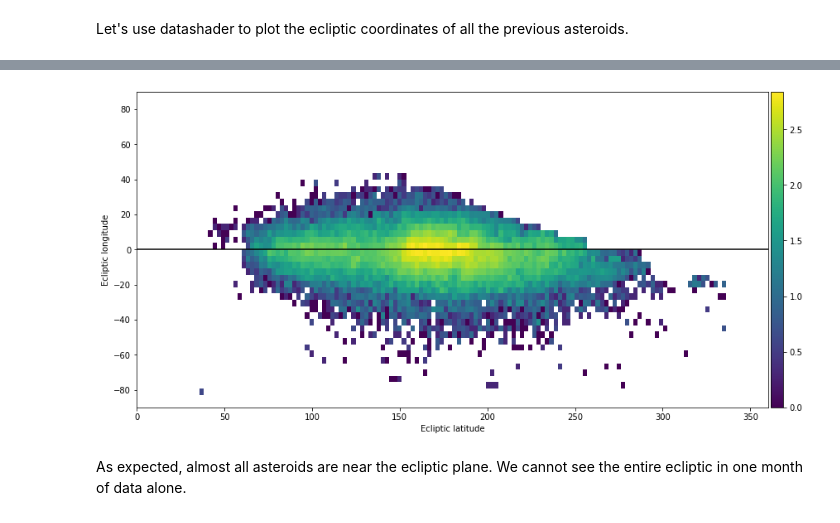
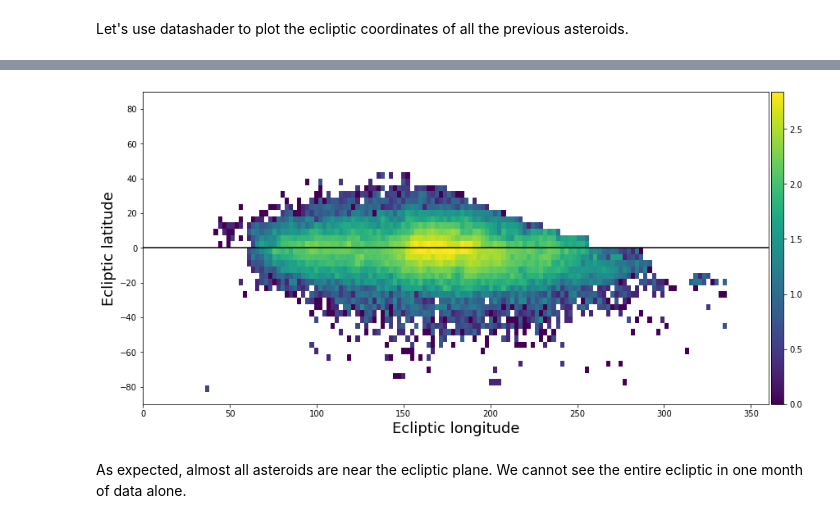
Before and after one commit to broker-workshop/tutorials, a Jupyter notebook: ALeRCE/ALeRCE_SolarSystem_notebook_brokers_workshop_2021.ipynb, the cells around one changed output, grey strips where cells are left out. Cells and saved outputs as stored; diff of their text form; code cells hidden in the pictures.

```diff
--- a/ALeRCE/ALeRCE_SolarSystem_notebook_brokers_workshop_2021.ipynb
+++ b/ALeRCE/ALeRCE_SolarSystem_notebook_brokers_workshop_2021.ipynb
@@ -261,24 +276,24 @@ import datashader as ds
 # %%
 # do datashade aggregation
 x_range = [0, 360]
 y_range = [-90, 90]
 cvs = ds.Canvas(plot_width=150, plot_height=50, x_range=x_range, y_range=y_range)
 agg = cvs.points(ast, 'ecl_long', 'ecl_lat')
 
 # show result
 fig, ax = plt.subplots(figsize=(14, 10))
 im = ax.imshow(np.log10(agg), extent=x_range + y_range)
-ax.set_xlabel("Ecliptic latitude")
-ax.set_ylabel("Ecliptic longitude")
+ax.set_xlabel("Ecliptic longitude", fontsize=18)
+ax.set_ylabel("Ecliptic latitude", fontsize=18)
 ax.axhline(0, c='k')
 
 # add colorbar
 divider = make_axes_locatable(ax)
 cax = divider.append_axes("right", size="2%", pad=0.05)
 plt.colorbar(im, cax=cax)
 plt.show()
 # %% [output]
-[figure, old version]
+[figure, new version]
 # %% [markdown]
 As expected, almost all asteroids are near the ecliptic plane. We cannot see the entire ecliptic in one month of data alone.
 # %% [markdown]
```
Also changed, not shown: parts of 19 cells of this notebook.
